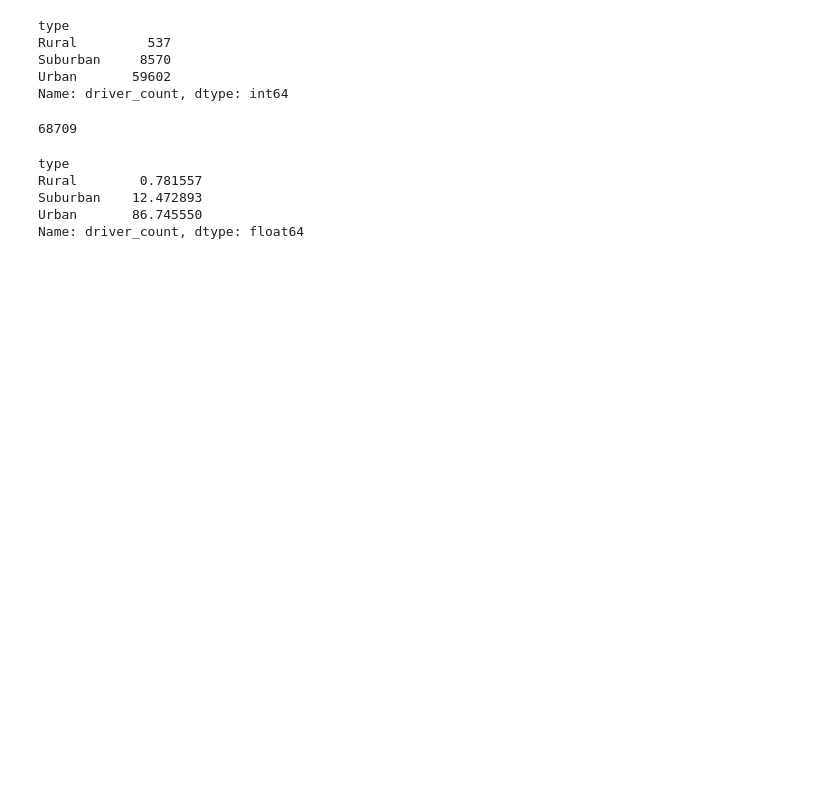
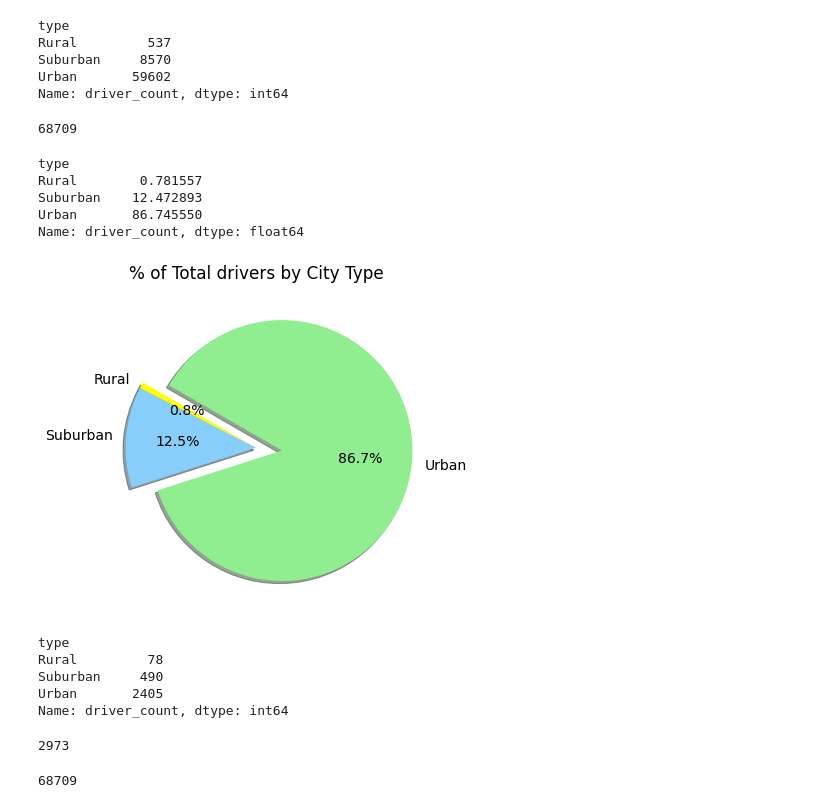
Before and after one commit to Habtamu-ai/PyBer_Analysis, a Jupyter notebook: PyBer.ipynb, the cells around one changed output. Cells and saved outputs as stored; diff of their text form; code cells hidden in the pictures; blank space fills up the shorter version.

```diff
--- a/PyBer.ipynb
+++ b/PyBer.ipynb
@@ -669,17 +706,39 @@ Name: driver_count, dtype: float64
 # %%
 # Build the percentage of ride by city type pie chart.
 # Build Pie Chart
 plt.subplots(figsize=(10, 6))
 plt.pie(drivers_type_percents,
     labels=["Rural", "Suburban", "Urban"],
     colors=["yellow", "lightskyblue", "lightgreen"],
-    explode=[0, 0, 0.],
+    explode=[0, 0, 0.2],
     autopct='%1.1f%%',
     shadow=True, startangle=150)
-plt.title("% of Total rides by City Type")
+plt.title("% of Total drivers by City Type")
 # Change the default font size from 10 to 14.
 mpl.rcParams['font.size'] = 14
 # Save Figure
-plt.savefig("analysis/Fig6.png")
+plt.savefig("analysis/Fig8.png")
 # Show Figure
 plt.show()
+# %% [output]
+[figure, added]
+# %%
+
+total= city_data_df.groupby(["type"]).sum()["driver_count"]
+total
+# %% [output]
+type
+Rural         78
+Suburban     490
+Urban       2405
+Name: driver_count, dtype: int64
+# %%
+total= city_data_df["driver_count"].sum()
+total
+# %% [output]
+2973
+# %%
+total=pyber_data_df["driver_count"].sum()
+total
+# %% [output]
+68709
```
Also changed, not shown: parts of 8 cells of this notebook, 2 other files.
